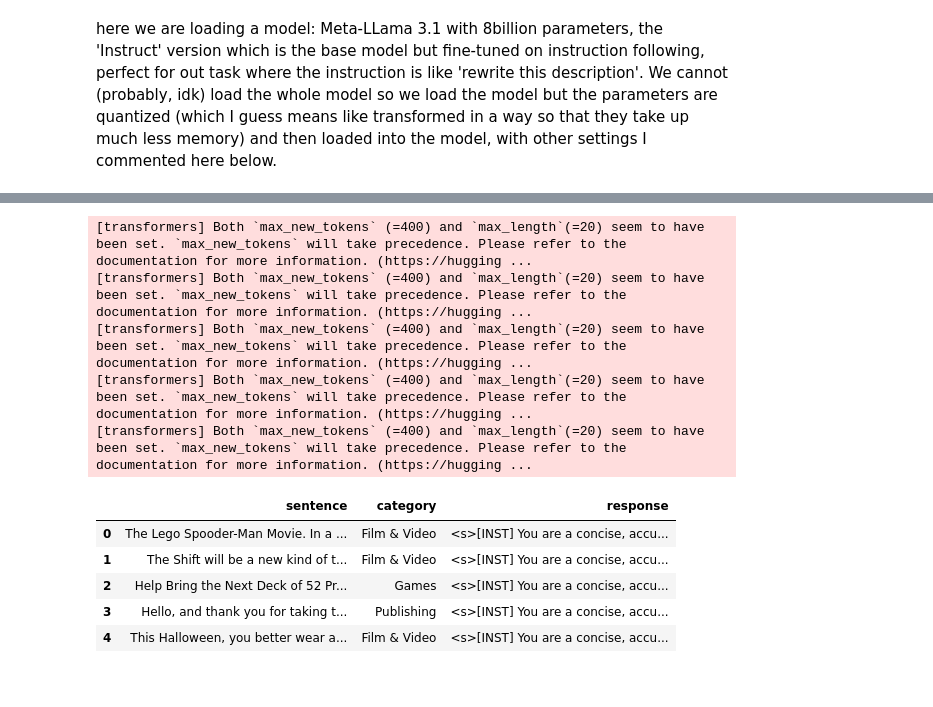
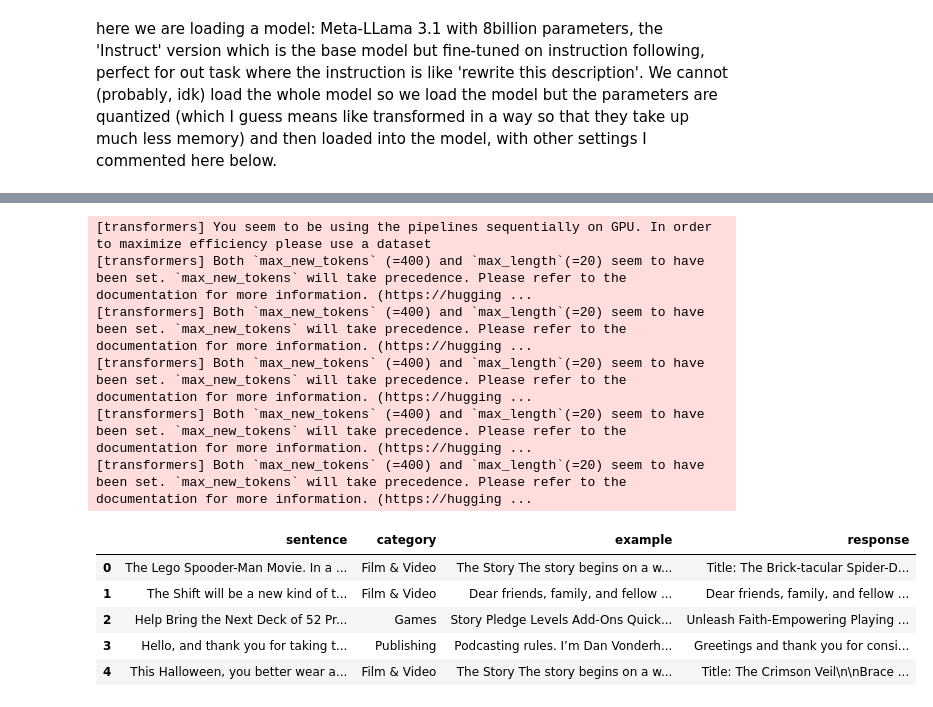
Before and after one commit to simomarra/Kickstarter-NLP-Project, a Jupyter notebook: Python Notebooks/Generative_kickstarter.ipynb, the cells around one changed output, grey strips where cells are left out. Cells and saved outputs as stored; diff of their text form; code cells hidden in the pictures.

```diff
--- a/Python Notebooks/Generative_kickstarter.ipynb
+++ b/Python Notebooks/Generative_kickstarter.ipynb
@@ -82,6 +175,7 @@ llm = HuggingFacePipeline.from_model_id(
         temperature=0.8, # we can see if different temperatures give different results also
         do_sample=True, #it says like its required for the temperature setting to work I guess
         repetition_penalty=1.03, #the higher = more penalization in repetitive output
+        return_full_text=False,
     ),
     model_kwargs={"quantization_config": quantization_config},
 )
@@ -120,41 +218,68 @@ prompt = ChatPromptTemplate.from_messages(
         ("human", user_prompt),
     ]
 )
+# %%
+for i in range(len(possible)):
+    row = possible.iloc[i]
+    example_df = get_most_similar_successful_example(row, top_k=1)
+
+print(possible.iloc[0])
+print(example_df['description'])
 # %%
 # -- Pipe it: prompt | (messages->string) | llm --
 chain = prompt | to_olmo | llm | StrOutputParser()
 
 def clean_response(text):
     text = text.strip()
+
+    if "[/INST]" in text:
+        text = text.split("[/INST]", 1)[-1].strip()
+
+    if text.startswith("<s>"):
+        text = text[3:].strip()
+
+    if text.startswith("[INST]"):
+        text = text[len("[INST]"):].strip()
+
     if "New description:" in text:
         text = text.split("New description:", 1)[-1].strip()
+
+    if text.startswith("Rewritten version:"):
+        text = text[len("Rewritten version:"):].strip()
+
     return text
 
 generated_rows = []
 
 for i in range(len(possible)):
     row = possible.iloc[i]
-    response = chain.invoke({
+    example_df = get_most_similar_successful_example(row, top_k=1)
+    example_text = example_df.iloc[0]["description"] if not example_df.empty else ""
+
+    response = clean_response(chain.invoke({
         "sentence": row["description"],
         "category": row["category"],
-    })
+        "example": example_text,
+    }))
     generated_rows.append({
         "sentence": row["description"],
         "category": row["category"],
-        "response": clean_response(response),
+        "example": example_text,
+        "response": response,
     })
 
 possible_generated = pd.DataFrame(generated_rows)
 possible_generated
 # %% [output]
+[transformers] You seem to be using the pipelines sequentially on GPU. In order to maximize efficiency please use a dataset
 [transformers] Both `max_new_tokens` (=400) and `max_length`(=20) seem to have been set. `max_new_tokens` will take precedence. Please refer to the documentation for more information. (https://hugging ...
 [transformers] Both `max_new_tokens` (=400) and `max_length`(=20) seem to have been set. `max_new_tokens` will take precedence. Please refer to the documentation for more information. (https://hugging ...
 [transformers] Both `max_new_tokens` (=400) and `max_length`(=20) seem to have been set. `max_new_tokens` will take precedence. Please refer to the documentation for more information. (https://hugging ...
 [transformers] Both `max_new_tokens` (=400) and `max_length`(=20) seem to have been set. `max_new_tokens` will take precedence. Please refer to the documentation for more information. (https://hugging ...
 [transformers] Both `max_new_tokens` (=400) and `max_length`(=20) seem to have been set. `max_new_tokens` will take precedence. Please refer to the documentation for more information. (https://hugging ...
-|  | sentence | category | response |
-| 0 | The Lego Spooder-Man Movie. In a ... | Film & Video | <s>[INST] You are a concise, accu... |
-| 1 | The Shift will be a new kind of t... | Film & Video | <s>[INST] You are a concise, accu... |
-| 2 | Help Bring the Next Deck of 52 Pr... | Games | <s>[INST] You are a concise, accu... |
-| 3 | Hello, and thank you for taking t... | Publishing | <s>[INST] You are a concise, accu... |
-| 4 | This Halloween, you better wear a... | Film & Video | <s>[INST] You are a concise, accu... |
+|  | sentence | category | example | response |
+| 0 | The Lego Spooder-Man Movie. In a ... | Film & Video | The Story The story begins on a w... | Title: The Brick-tacular Spider-D... |
+| 1 | The Shift will be a new kind of t... | Film & Video | Dear friends, family, and fellow ... | Dear friends, family, and fellow ... |
+| 2 | Help Bring the Next Deck of 52 Pr... | Games | Story Pledge Levels Add-Ons Quick... | Unleash Faith-Empowering Playing ... |
+| 3 | Hello, and thank you for taking t... | Publishing | Podcasting rules. I’m Dan Vonderh... | Greetings and thank you for consi... |
+| 4 | This Halloween, you better wear a... | Film & Video | The Story The story begins on a w... | Title: The Crimson Veil\n\nBrace ... |
```
Also changed, not shown: parts of 9 cells of this notebook.
